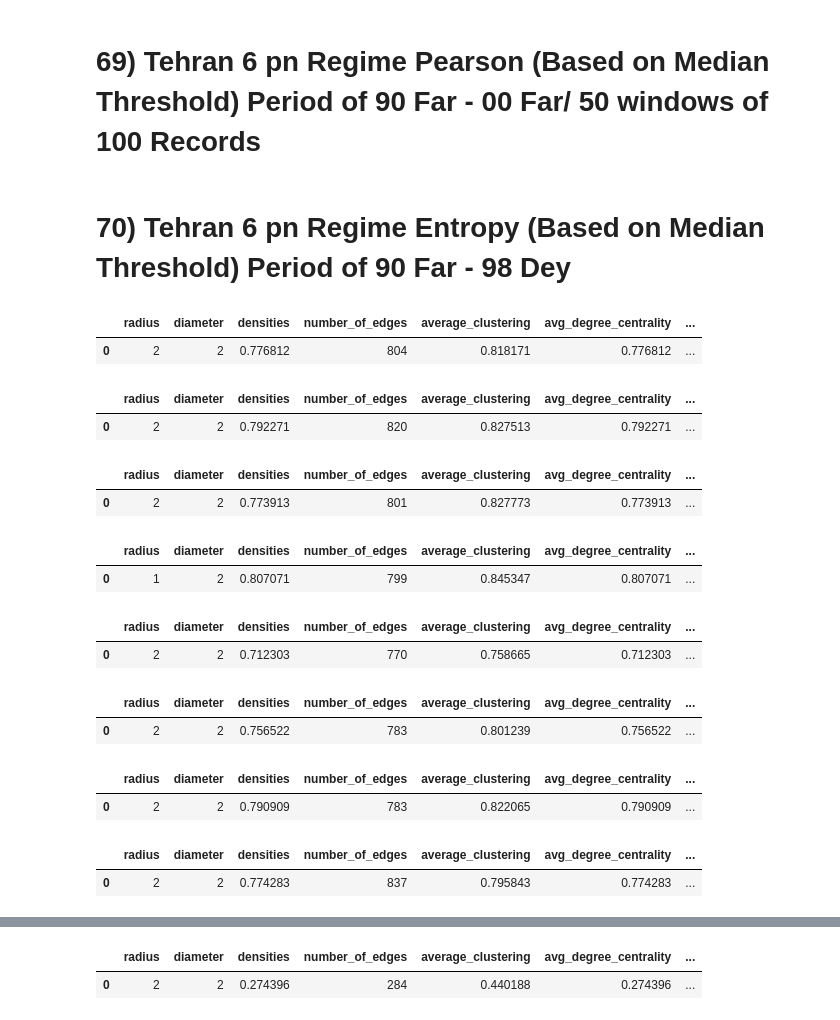
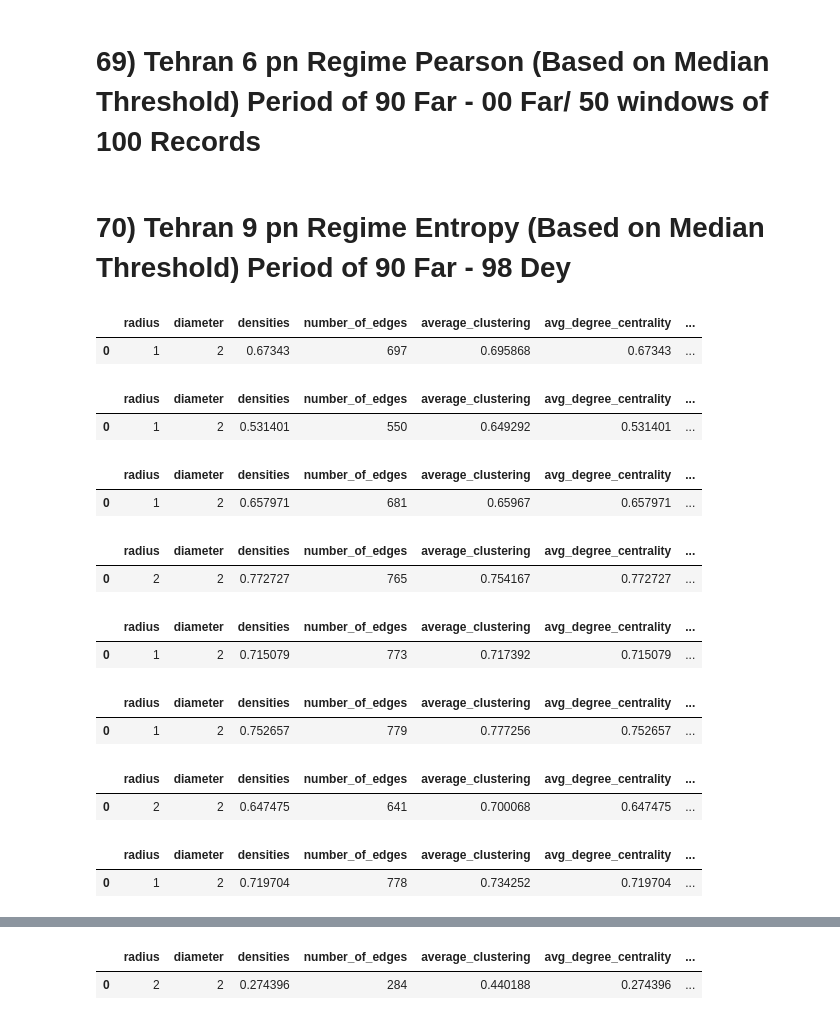
Before and after one commit to hossein4527/Time_Series_Trend_Forcasting, a Jupyter notebook: Codes/network_continue.ipynb, the cells around one changed output, grey strips where cells are left out. Drawn from its saved outputs; the diff is of its cells as text; code cells hidden in the pictures.

```diff
--- a/Codes/network_continue.ipynb
+++ b/Codes/network_continue.ipynb
@@ -803,27 +803,27 @@ nm.get_network_features(pearson_network_NineReg_pn_9_98_last100)
 # %%
 # pearson_network_SixReg_pn_90_00_averged
 # %% [markdown]
-# 70) Tehran 6 pn Regime Entropy (Based on Median Threshold) Period of 90 Far - 98 Dey
+# 70) Tehran 9 pn Regime Entropy (Based on Median Threshold) Period of 90 Far - 98 Dey
 # %%
 nm = Net_moduls()
 # %%
-thr65_1 = nm.find_median_pearson_threshold(tehran_df_NineReg_pn_1_same_length_98)
-thr65_2 = nm.find_median_pearson_threshold(tehran_df_NineReg_pn_2_same_length_98)
-thr65_3 = nm.find_median_pearson_threshold(tehran_df_NineReg_pn_3_same_length_98)
-thr65_4 = nm.find_median_pearson_threshold(tehran_df_NineReg_pn_4_same_length_98)
-thr65_5 = nm.find_median_pearson_threshold(tehran_df_NineReg_pn_5_same_length_98)
-thr65_6 = nm.find_median_pearson_threshold(tehran_df_NineReg_pn_6_same_length_98)
-thr65_7 = nm.find_median_pearson_threshold(tehran_df_NineReg_pn_4_same_length_98)
-thr65_8 = nm.find_median_pearson_threshold(tehran_df_NineReg_pn_5_same_length_98)
-thr65_9 = nm.find_median_pearson_threshold(tehran_df_NineReg_pn_6_same_length_98)
+thr70_1 = nm.find_median_entropy_threshold(tehran_df_NineReg_pn_1_same_length_98)
+thr70_2 = nm.find_median_entropy_threshold(tehran_df_NineReg_pn_2_same_length_98)
+thr70_3 = nm.find_median_entropy_threshold(tehran_df_NineReg_pn_3_same_length_98)
+thr70_4 = nm.find_median_entropy_threshold(tehran_df_NineReg_pn_4_same_length_98)
+thr70_5 = nm.find_median_entropy_threshold(tehran_df_NineReg_pn_5_same_length_98)
+thr70_6 = nm.find_median_entropy_threshold(tehran_df_NineReg_pn_6_same_length_98)
+thr70_7 = nm.find_median_entropy_threshold(tehran_df_NineReg_pn_4_same_length_98)
+thr70_8 = nm.find_median_entropy_threshold(tehran_df_NineReg_pn_5_same_length_98)
+thr70_9 = nm.find_median_entropy_threshold(tehran_df_NineReg_pn_6_same_length_98)
 
-thr65 = min(thr65_1, thr65_2, thr65_3, thr65_4, thr65_5, thr65_6, thr65_7, thr65_8, thr65_9)
+thr70 = min(thr70_1, thr70_2, thr70_3, thr70_4, thr70_5, thr70_6, thr70_7, thr70_8, thr70_9)
 # %%
 nm = Net_moduls()
-pearson_network_NineReg_pn_1_98 = nm.construct_network(tehran_df_NineReg_pn_1_same_length_98, method='pearson', threshold=thr65)
+entropy_network_NineReg_pn_1_98 = nm.construct_network(tehran_df_NineReg_pn_1_same_length_98, method='entropy', threshold=thr70)
 # %%
-nm.get_network_features(pearson_network_NineReg_pn_1_98)
+nm.get_network_features(entropy_network_NineReg_pn_1_98)
 # %% [output]
 |  | radius | diameter | densities | number_of_edges | average_clustering | avg_degree_centrality | ... |
-| 0 | 2 | 2 | 0.776812 | 804 | 0.818171 | 0.776812 | ... |
+| 0 | 1 | 2 | 0.67343 | 697 | 0.695868 | 0.67343 | ... |
 # %%
@@ -831,6 +831,6 @@ pearson_network_NineReg_pn_2_98 = nm.construct_network(tehran_df_NineReg_pn_2_sa
 # %%
-nm.get_network_features(pearson_network_NineReg_pn_2_98)
+nm.get_network_features(entropy_network_NineReg_pn_2_98)
 # %% [output]
 |  | radius | diameter | densities | number_of_edges | average_clustering | avg_degree_centrality | ... |
-| 0 | 2 | 2 | 0.792271 | 820 | 0.827513 | 0.792271 | ... |
+| 0 | 1 | 2 | 0.531401 | 550 | 0.649292 | 0.531401 | ... |
 # %%
@@ -838,6 +838,6 @@ pearson_network_NineReg_pn_3_98 = nm.construct_network(tehran_df_NineReg_pn_3_sa
 # %%
-nm.get_network_features(pearson_network_NineReg_pn_3_98)
+nm.get_network_features(entropy_network_NineReg_pn_3_98)
 # %% [output]
 |  | radius | diameter | densities | number_of_edges | average_clustering | avg_degree_centrality | ... |
-| 0 | 2 | 2 | 0.773913 | 801 | 0.827773 | 0.773913 | ... |
+| 0 | 1 | 2 | 0.657971 | 681 | 0.65967 | 0.657971 | ... |
 # %%
@@ -845,6 +845,6 @@ pearson_network_NineReg_pn_4_98 = nm.construct_network(tehran_df_NineReg_pn_4_sa
 # %%
-nm.get_network_features(pearson_network_NineReg_pn_4_98)
+nm.get_network_features(entropy_network_NineReg_pn_4_98)
 # %% [output]
 |  | radius | diameter | densities | number_of_edges | average_clustering | avg_degree_centrality | ... |
-| 0 | 1 | 2 | 0.807071 | 799 | 0.845347 | 0.807071 | ... |
+| 0 | 2 | 2 | 0.772727 | 765 | 0.754167 | 0.772727 | ... |
 # %%
@@ -852,6 +852,6 @@ pearson_network_NineReg_pn_5_98 = nm.construct_network(tehran_df_NineReg_pn_5_sa
 # %%
-nm.get_network_features(pearson_network_NineReg_pn_5_98)
+nm.get_network_features(entropy_network_NineReg_pn_5_98)
 # %% [output]
 |  | radius | diameter | densities | number_of_edges | average_clustering | avg_degree_centrality | ... |
-| 0 | 2 | 2 | 0.712303 | 770 | 0.758665 | 0.712303 | ... |
+| 0 | 1 | 2 | 0.715079 | 773 | 0.717392 | 0.715079 | ... |
 # %%
@@ -859,6 +859,6 @@ pearson_network_NineReg_pn_6_98 = nm.construct_network(tehran_df_NineReg_pn_6_sa
 # %%
-nm.get_network_features(pearson_network_NineReg_pn_6_98)
+nm.get_network_features(entropy_network_NineReg_pn_6_98)
 # %% [output]
 |  | radius | diameter | densities | number_of_edges | average_clustering | avg_degree_centrality | ... |
-| 0 | 2 | 2 | 0.756522 | 783 | 0.801239 | 0.756522 | ... |
+| 0 | 1 | 2 | 0.752657 | 779 | 0.777256 | 0.752657 | ... |
 # %%
@@ -866,6 +866,6 @@ pearson_network_NineReg_pn_7_98 = nm.construct_network(tehran_df_NineReg_pn_7_sa
 # %%
-nm.get_network_features(pearson_network_NineReg_pn_7_98)
+nm.get_network_features(entropy_network_NineReg_pn_7_98)
 # %% [output]
 |  | radius | diameter | densities | number_of_edges | average_clustering | avg_degree_centrality | ... |
-| 0 | 2 | 2 | 0.790909 | 783 | 0.822065 | 0.790909 | ... |
+| 0 | 2 | 2 | 0.647475 | 641 | 0.700068 | 0.647475 | ... |
 # %%
@@ -873,6 +873,6 @@ pearson_network_NineReg_pn_8_98 = nm.construct_network(tehran_df_NineReg_pn_8_sa
 # %%
-nm.get_network_features(pearson_network_NineReg_pn_8_98)
+nm.get_network_features(entropy_network_NineReg_pn_8_98)
 # %% [output]
 |  | radius | diameter | densities | number_of_edges | average_clustering | avg_degree_centrality | ... |
-| 0 | 2 | 2 | 0.774283 | 837 | 0.795843 | 0.774283 | ... |
+| 0 | 1 | 2 | 0.719704 | 778 | 0.734252 | 0.719704 | ... |
 # %%
```
Also changed, not shown: parts of 31 cells of this notebook.
